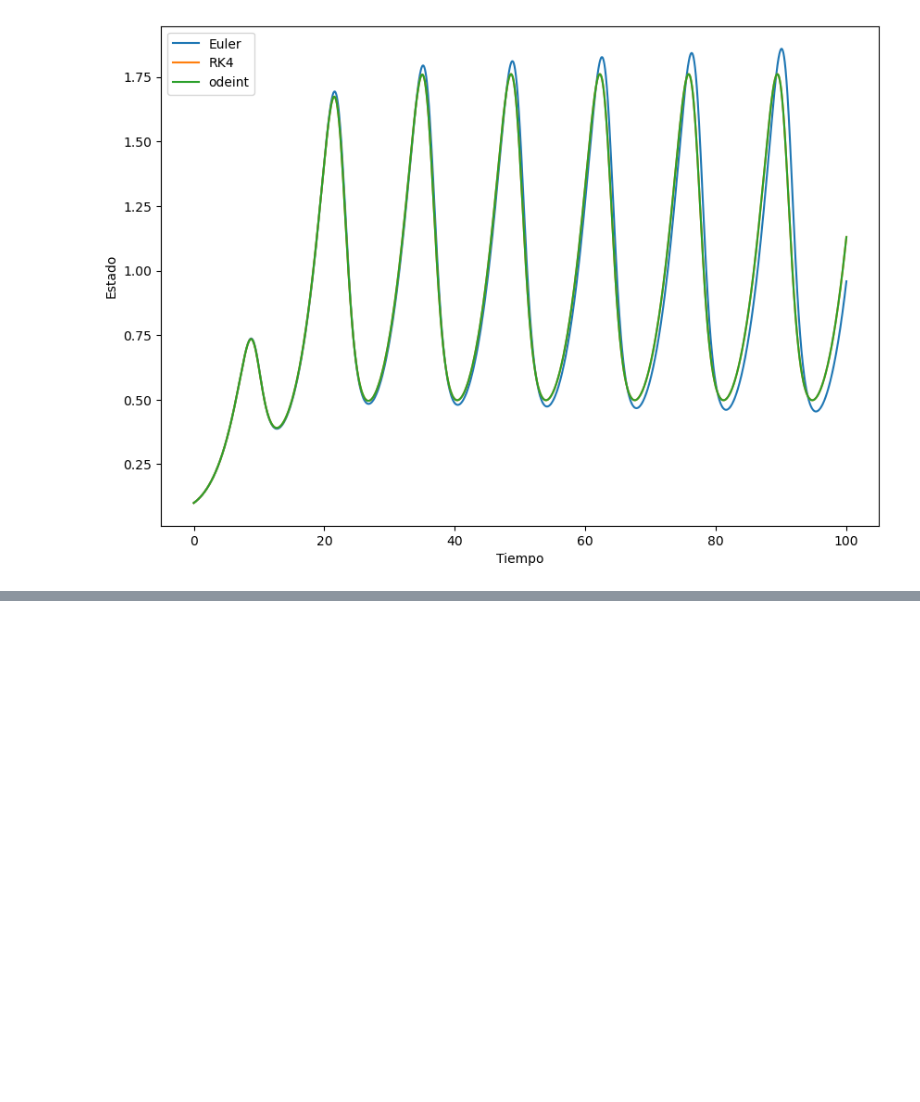
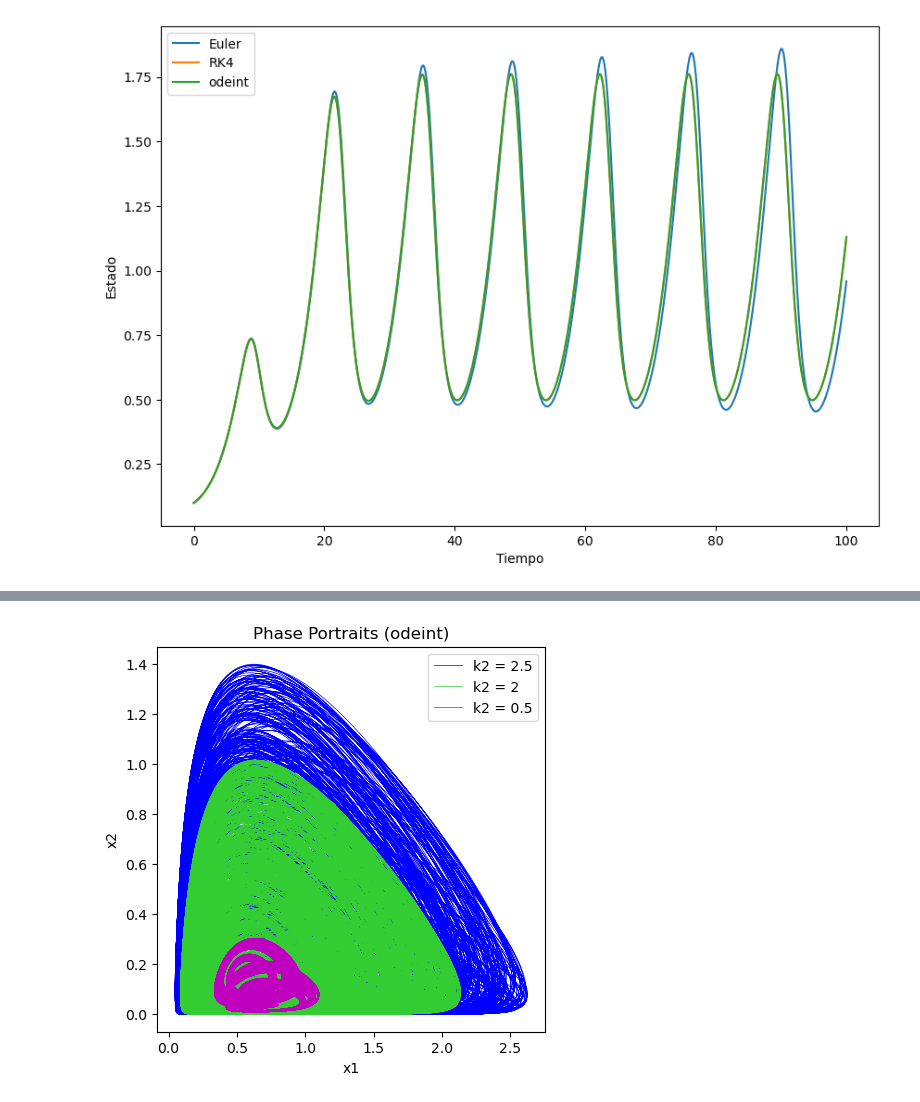
Before and after one commit to Leonardo16AM/Experiments-in-search-of-COVID-19-transmission-through-an-infected-prey, a Jupyter notebook: Experiments.ipynb, the cells around one changed output, grey strips where cells are left out. Drawn from its saved outputs; the diff is of its cells as text; code cells hidden in the pictures; blank space fills up the shorter version.

```diff
--- a/Experiments.ipynb
+++ b/Experiments.ipynb
@@ -165,0 +287,40 @@ plt.show()
+# %%
+import numpy as np
+import matplotlib.pyplot as plt
+from scipy.integrate import odeint
+
+# Define the system of equations
+def system(x, t, a, b, c, d, R):
+    dx1 = a*x[0] - R*x[0]*x[1] - a*x[0]*x[3]
+    dx2 = R*x[0]*x[1] - a*x[1]*x[3] - x[1]
+    dx3 = b*x[2] - a*c*x[2]*x[3]
+    dx4 = d*(x[0] + x[1] + x[2])*x[3] - d*x[3]
+    return [dx1, dx2, dx3, dx4]
+
+# Parameters
+a, b, c, d, R = 0.299, 0.3, 2, 1.05, 1.799
+k2_values = [2.5,2,0.5]
+
+# Time values
+t = np.linspace(0, 15000, 1000000)
+
+fig, ax = plt.subplots(figsize=(5, 5))
+
+colors = ['b', (0.2, 0.8, 0.2) , 'm', 'c', 'm']
+
+for i, k2 in enumerate(k2_values):
+    # Initial conditions
+    x0 = [k2, 0.2, 0.2, 0.2]
+    # Solve the system
+    sol = odeint(system, x0, t, args=(a, b, c, d, R))
+    # Phase portrait
+    ax.plot(sol[:, 0], sol[:, 1], color=colors[i], label=f'k2 = {k2}',linewidth=0.5)
+
+ax.set_xlabel('x1')
+ax.set_ylabel('x2')
+ax.set_title('Phase Portraits (odeint)')
+ax.legend()
+
+plt.show()
+# %% [output]
+[figure, added]
```
Also changed, not shown: parts of 17 cells of this notebook, 13 other files.
